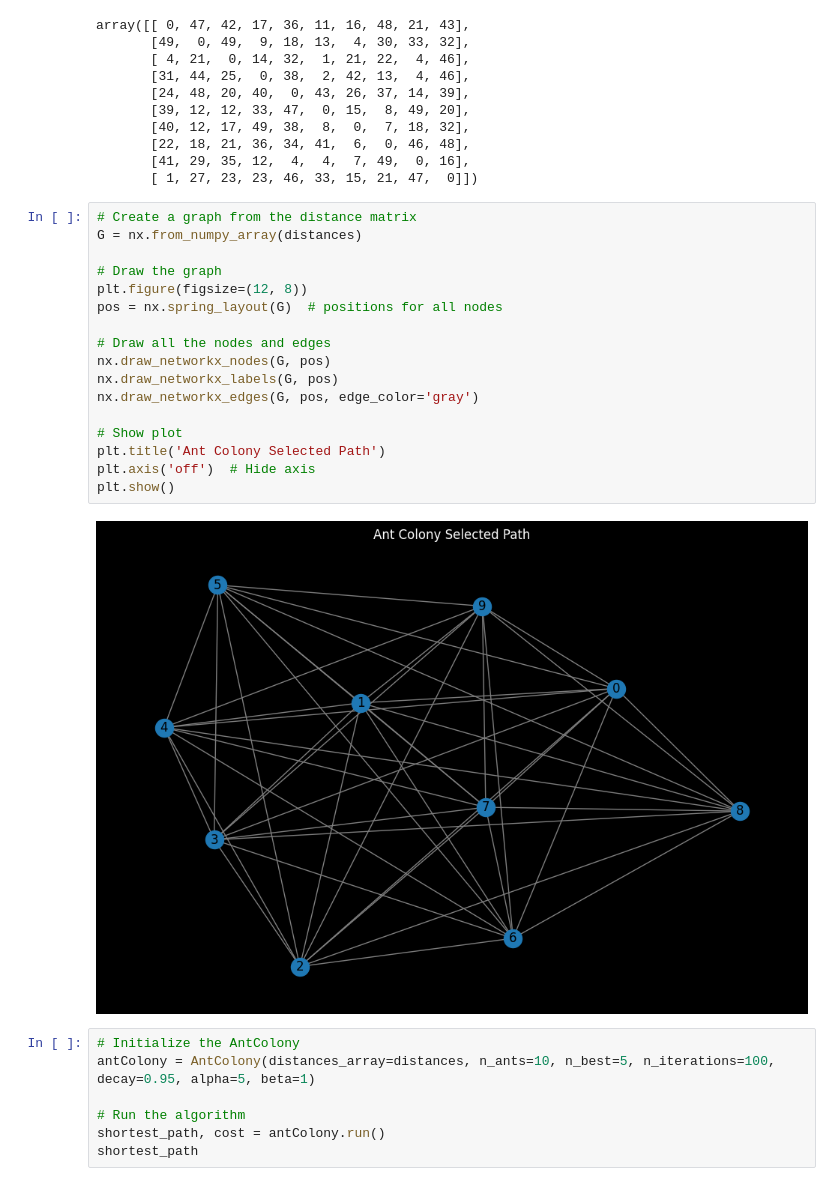
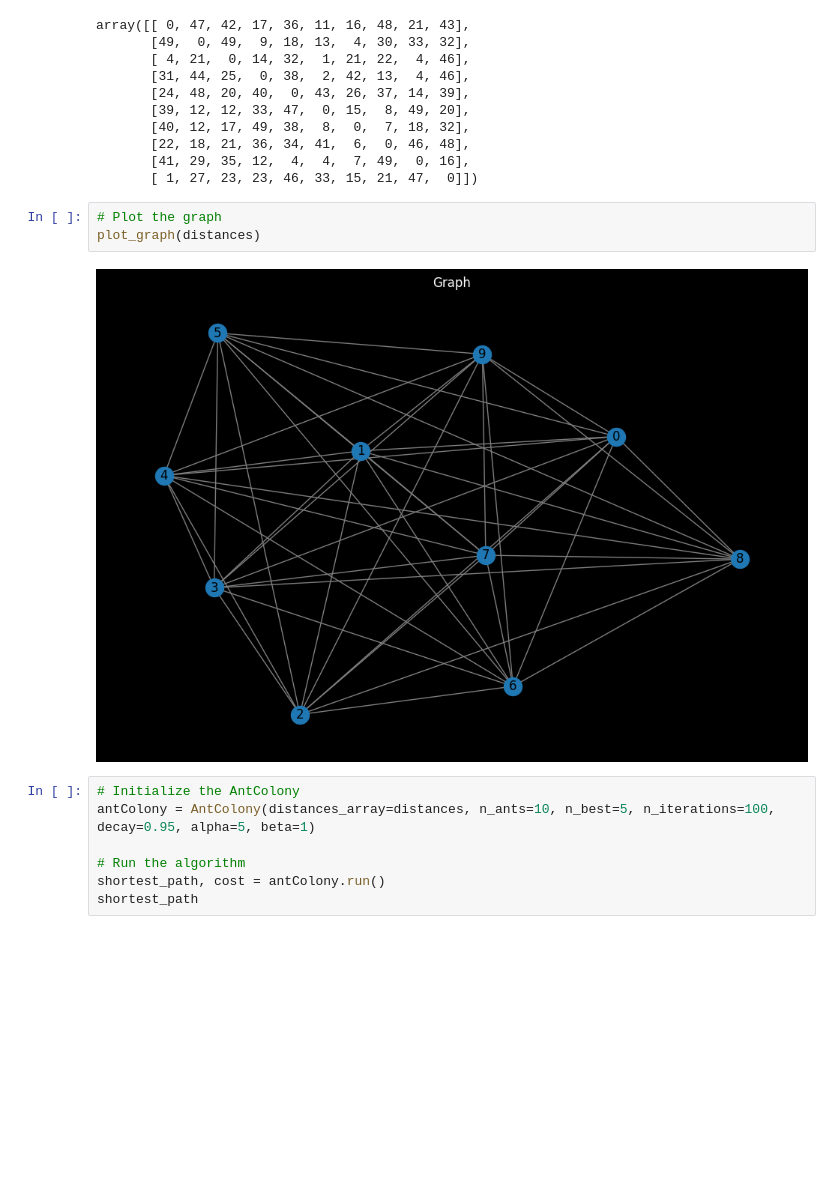
Before and after one commit to whats2000/Algorithm, a Jupyter notebook: heuristic/ant_colony/shortest_path.ipynb, the cells around one changed output. Cells and saved outputs as stored; diff of their text form; blank space fills up the shorter version.

Commit message:
Add: Add plot shortest path to utils

```diff
--- a/heuristic/ant_colony/shortest_path.ipynb
+++ b/heuristic/ant_colony/shortest_path.ipynb
@@ -131,25 +131,11 @@ array([[ 0, 47, 42, 17, 36, 11, 16, 48, 21, 43],
        [22, 18, 21, 36, 34, 41,  6,  0, 46, 48],
        [41, 29, 35, 12,  4,  4,  7, 49,  0, 16],
        [ 1, 27, 23, 23, 46, 33, 15, 21, 47,  0]])
-# %%
-# Create a graph from the distance matrix
-G = nx.from_numpy_array(distances)
-
-# Draw the graph
-plt.figure(figsize=(12, 8))
-pos = nx.spring_layout(G)  # positions for all nodes
-
-# Draw all the nodes and edges
-nx.draw_networkx_nodes(G, pos)
-nx.draw_networkx_labels(G, pos)
-nx.draw_networkx_edges(G, pos, edge_color='gray')
-
-# Show plot
-plt.title('Ant Colony Selected Path')
-plt.axis('off')  # Hide axis
-plt.show()
-# %% [output]
-[figure, removed]
+# %%
+# Plot the graph
+plot_graph(distances)
+# %% [output]
+[figure, added]
 # %%
 # Initialize the AntColony
 antColony = AntColony(distances_array=distances, n_ants=10, n_best=5, n_iterations=100, decay=0.95, alpha=5, beta=1)
```
Also changed, not shown: parts of 3 cells of this notebook, 1 other file.
